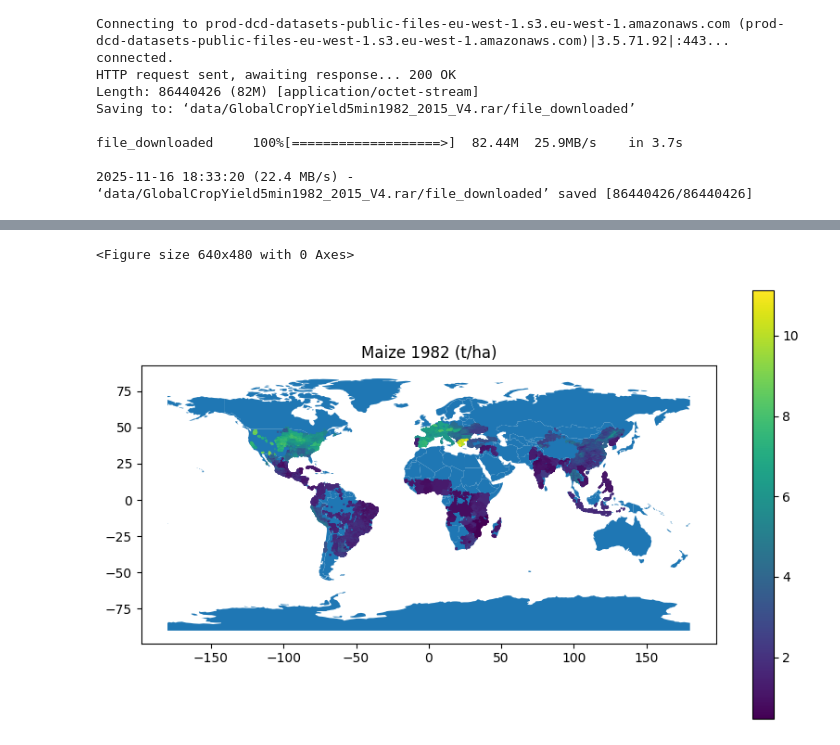
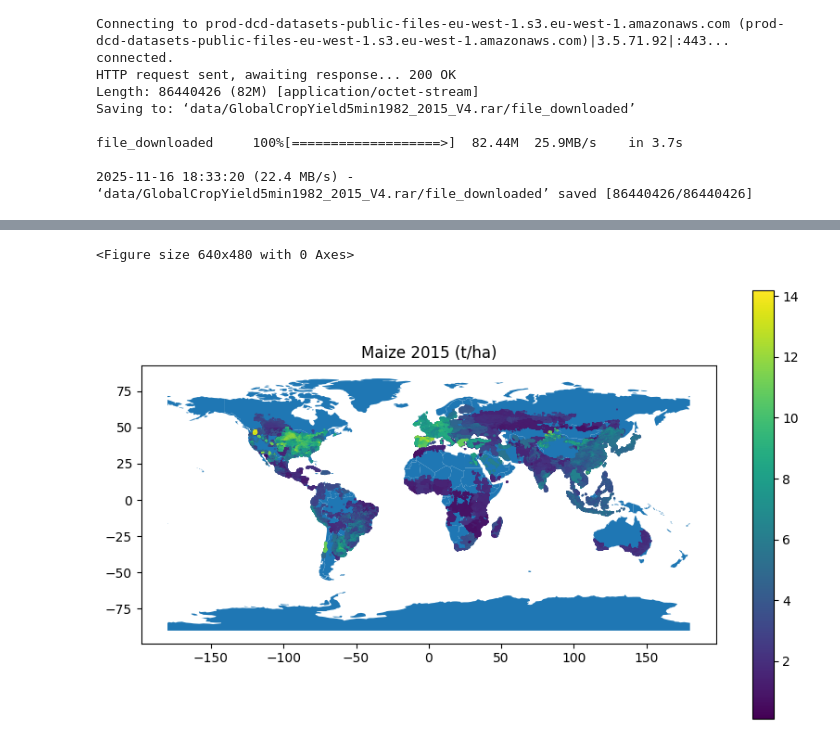
Before and after one commit to davidguzmanr/COMP-685-Fall-2025, a Jupyter notebook: notebooks/import_tests.ipynb, the cells around one changed output, grey strips where cells are left out. Saved outputs shown, nothing was run; the diff lists cells and outputs as text; code cells hidden in the pictures.

Commit message:
combine crop yield data into single df

```diff
--- a/notebooks/import_tests.ipynb
+++ b/notebooks/import_tests.ipynb
@@ -296,3 +229,5 @@ df = dataset.to_dataframe().reset_index()
+# %%
+df = pd.concat([i for i in dfs.values()])
 # %%
 df
 # %% [output]
@@ -351,7 +299,3 @@ file_downloaded     100%[===================>]  82.44M  25.9MB/s    in 3.7s
 2025-11-16 18:33:20 (22.4 MB/s) - ‘data/GlobalCropYield5min1982_2015_V4.rar/file_downloaded’ saved [86440426/86440426]
 # %%
 !unrar x -idq ./data/GlobalCropYield5min1982_2015_V4.rar ./data
-# %%
-import rasterio
-# example data
-src = rasterio.open('data/GlobalCropYield5min1982_2015_V4/GlobalCropYield5min/Maize/Maize1982.tif')
@@ -420,15 +302,42 @@ df
+# %%
+import rasterio
+# this takes a long time and the data is almost 27 GB to save after
+# each file is a year
+crops = ['Wheat', 'Soybean', 'Rice', 'Maize']
+years = list(range(1982, 2016))
+dfs = {}
+for crop in crops:
+    for year in years:
+
+        src = rasterio.open(f'data/GlobalCropYield5min1982_2015_V4/GlobalCropYield5min/{crop}/{crop}{year}.tif')
+        array = src.read(1)
+        lats = []
+        lons = []
+        vals = []
+        # there may be a quicker way than this
+        for row in range(array.shape[0]):
+            for col in range(array.shape[1]):
+                lon, lat = src.xy(row, col)
+                lats.append(lat)
+                lons.append(lon)
+                vals.append(array[row, col])
+        df = pd.DataFrame({'lat':lats, 'lon':lons, 'yield': [i if i > 0 else np.nan for i in vals]})
+        df['year'] =  datetime(year, 12, 31)
+        dfs[f"{crop}_{year}"] = df
+# %%
+df = pd.concat([i for i in dfs.values()])
 # %%
 import matplotlib.pyplot as plt
 import geopandas as gpd
 
 plt.figure()
-gdf = gpd.GeoDataFrame(df, geometry=gpd.points_from_xy(df['lon'], df['lat']))
+gdf = gpd.GeoDataFrame(df[df['year']==datetime(2015, 12, 31)], geometry=gpd.points_from_xy(df[df['year']==datetime(2015, 12, 31)]['lon'], df[df['year']==datetime(2015, 12, 31)]['lat']))
 
 world = gpd.read_file(gpd.datasets.get_path('naturalearth_lowres'))
 
-gdf.plot(ax=world.plot(figsize=(10, 6)), column=df['yield'], markersize=0.2, legend=True)
-plt.title(f"Maize 1982 (t/ha)")
+gdf.plot(ax=world.plot(figsize=(10, 6)), column=df[df['year']==datetime(2015, 12, 31)]['yield'], markersize=0.2, legend=True)
+plt.title(f"Maize 2015 (t/ha)")
 plt.show()
 # %% [output]
 <Figure size 640x480 with 0 Axes>
-[figure, old version]
+[figure, new version]
```
Also changed, not shown: parts of 21 cells of this notebook.
